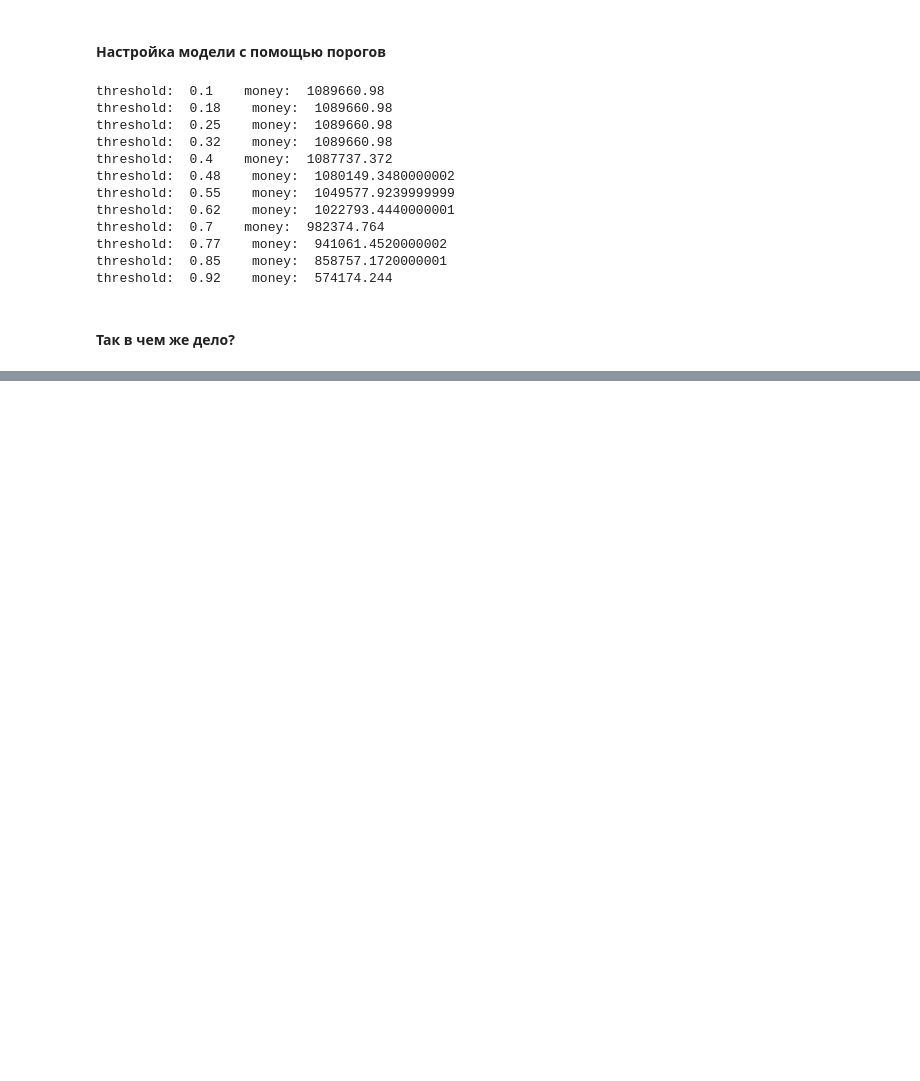
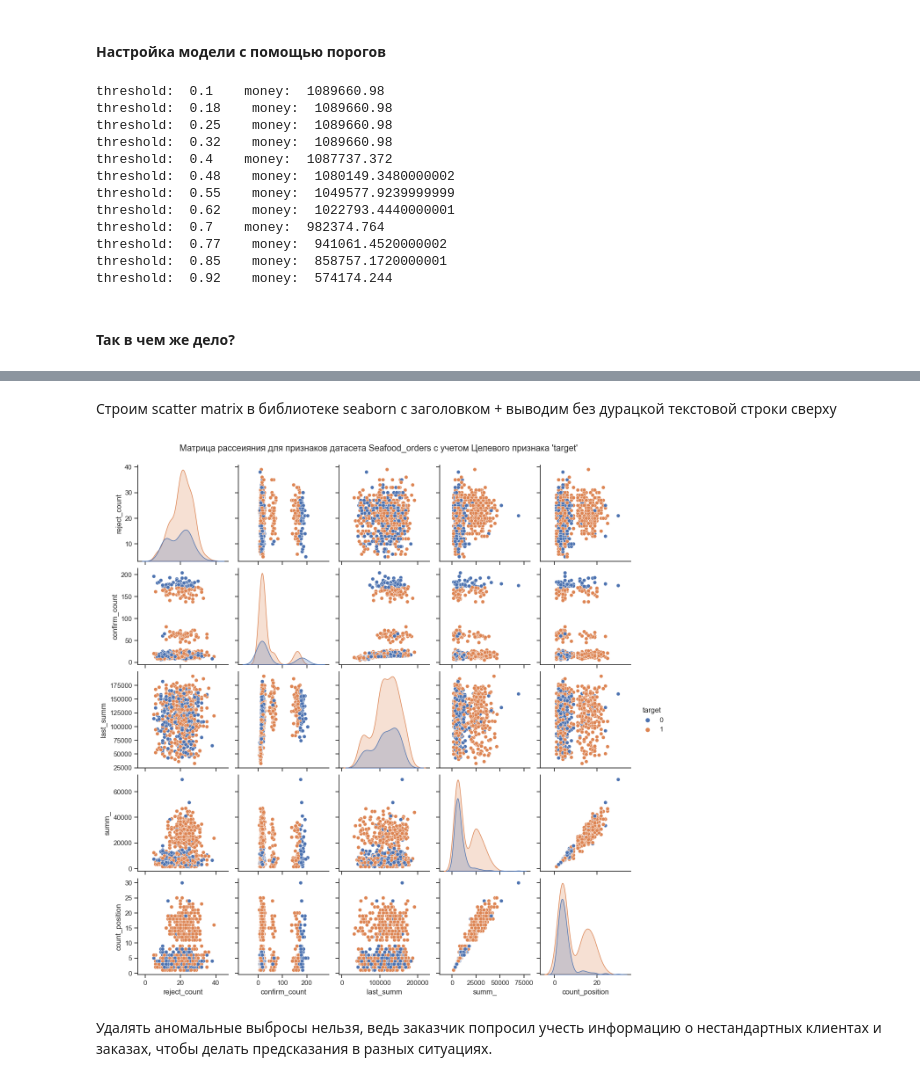
Before and after one commit to anthonypotekhin/studying, a Jupyter notebook: yandex_practicum/8_supervised_learning/sup_learn_lect.ipynb, the cells around one changed output, grey strips where cells are left out. Cells and saved outputs as stored; diff of their text form; code cells hidden in the pictures; blank space fills up the shorter version.

```diff
--- a/yandex_practicum/8_supervised_learning/sup_learn_lect.ipynb
+++ b/yandex_practicum/8_supervised_learning/sup_learn_lect.ipynb
@@ -296,0 +287,19 @@ for factor in numeric_columns:
+# %% [markdown]
+Строим scatter matrix в библиотеке seaborn с заголовком + выводим без дурацкой текстовой строки сверху
+# %%
+
+sns.set_theme(style="ticks")
+
+sns.pairplot(data.drop('client_id', axis=1),
+             hue="target")
+
+
+plt.suptitle(f"Матрица рассеияния для признаков датасета Seafood_orders с учетом Целевого признака 'target' ",
+             y = 1.02)
+
+# Показываем график
+plt.show()
+# %% [output]
+[figure, added]
+# %% [markdown]
+Удалять аномальные выбросы нельзя, ведь заказчик попросил учесть информацию о нестандартных клиентах и заказах, чтобы делать предсказания в разных ситуациях.
```
Also changed, not shown: parts of 17 cells of this notebook.
